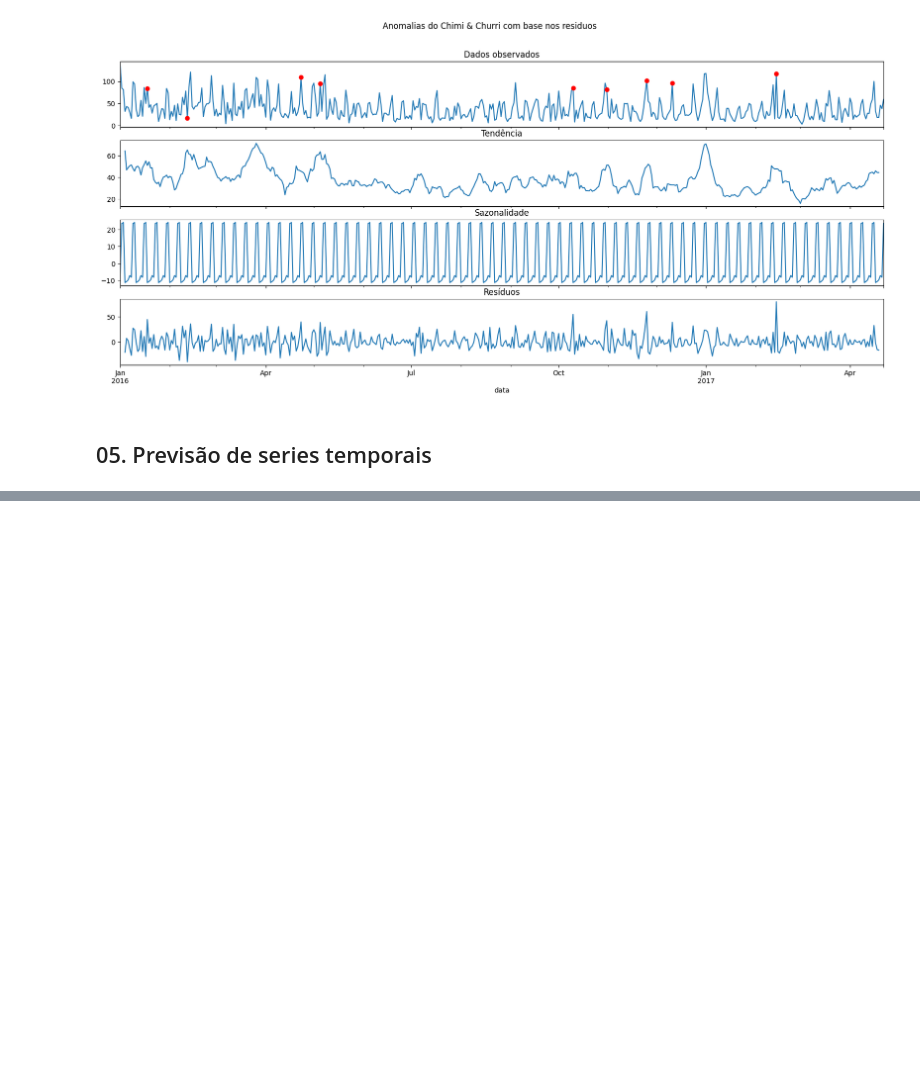
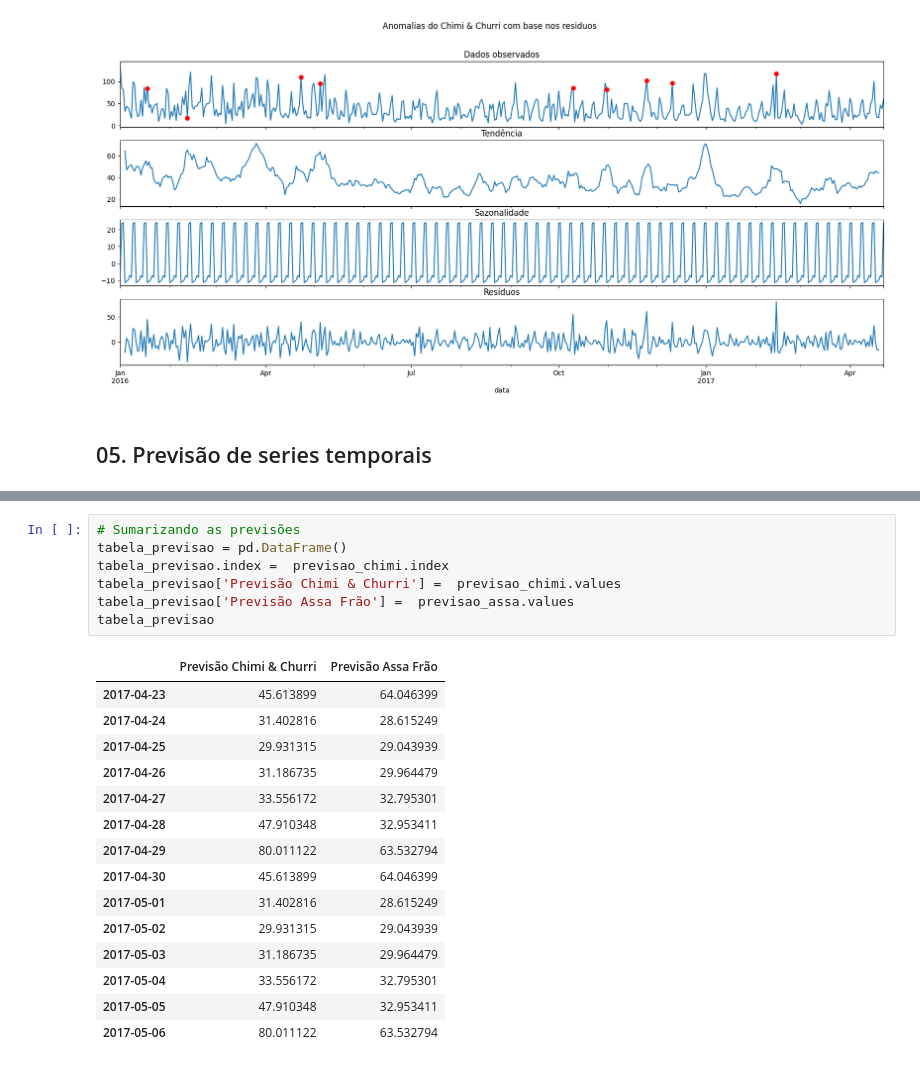
Before and after one commit to JCarapina/Estudos-praticos, a Jupyter notebook: arquivo.ipynb, the cells around one changed output, grey strips where cells are left out. Drawn from its saved outputs; the diff is of its cells as text; blank space fills up the shorter version.

```diff
--- a/arquivo.ipynb
+++ b/arquivo.ipynb
@@ -646,0 +677,23 @@ This axis already has a converter set and is updating to a potentially incompati
+# %%
+# Sumarizando as previsões
+tabela_previsao = pd.DataFrame()
+tabela_previsao.index =  previsao_chimi.index
+tabela_previsao['Previsão Chimi & Churri'] =  previsao_chimi.values
+tabela_previsao['Previsão Assa Frão'] =  previsao_assa.values
+tabela_previsao
+# %% [output]
+|  | Previsão Chimi & Churri | Previsão Assa Frão |
+| 2017-04-23 | 45.613899 | 64.046399 |
+| 2017-04-24 | 31.402816 | 28.615249 |
+| 2017-04-25 | 29.931315 | 29.043939 |
+| 2017-04-26 | 31.186735 | 29.964479 |
+| 2017-04-27 | 33.556172 | 32.795301 |
+| 2017-04-28 | 47.910348 | 32.953411 |
+| 2017-04-29 | 80.011122 | 63.532794 |
+| 2017-04-30 | 45.613899 | 64.046399 |
+| 2017-05-01 | 31.402816 | 28.615249 |
+| 2017-05-02 | 29.931315 | 29.043939 |
+| 2017-05-03 | 31.186735 | 29.964479 |
+| 2017-05-04 | 33.556172 | 32.795301 |
+| 2017-05-05 | 47.910348 | 32.953411 |
+| 2017-05-06 | 80.011122 | 63.532794 |
```
Also changed, not shown: parts of 7 cells of this notebook, 1 other file.
